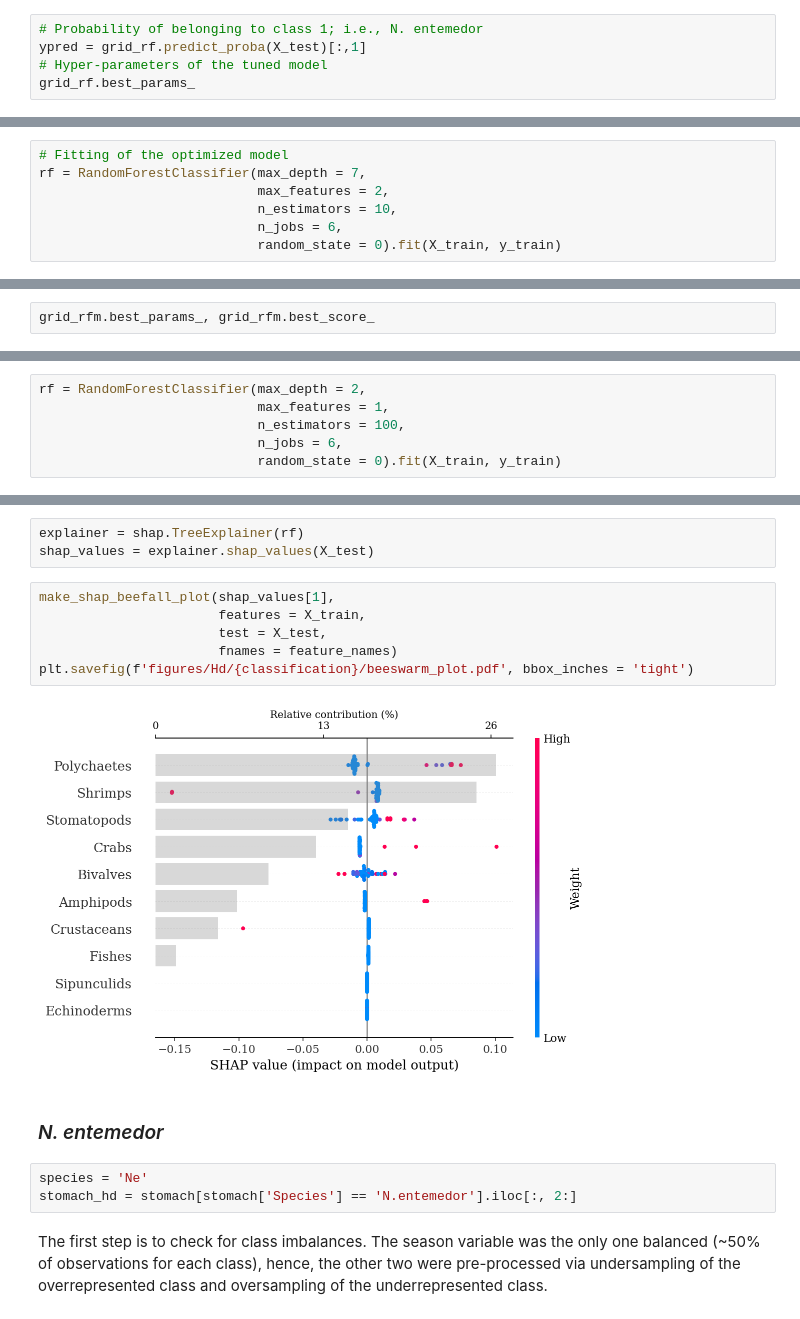
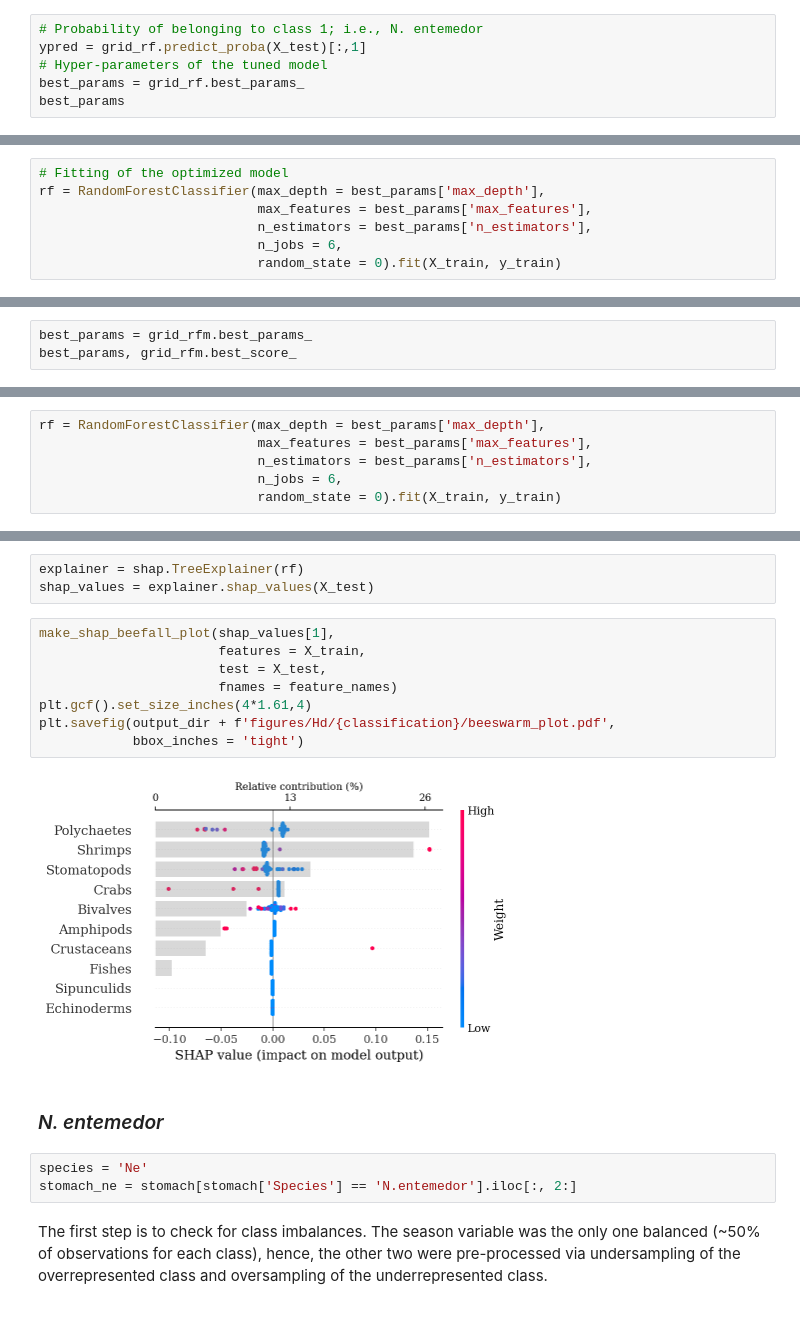
Before and after one commit to ArturoBell/01072022, a Jupyter notebook: SI1_ML_counts.ipynb, the cells around one changed output, grey strips where cells are left out. Drawn from its saved outputs; the diff is of its cells as text.

```diff
--- a/SI1_ML_counts.ipynb
+++ b/SI1_ML_counts.ipynb
@@ -83,7 +141,8 @@ The final forest consisted of 200 trees, with a maximum depth of 2 and maximum 3
 # Probability of belonging to class 1; i.e., N. entemedor
 ypred = grid_rf.predict_proba(X_test)[:,1]
 # Hyper-parameters of the tuned model
-grid_rf.best_params_
+best_params = grid_rf.best_params_
+best_params
 # %% [output]
 {'max_depth': 2, 'max_features': 3, 'n_estimators': 200}
 # %% [markdown]
@@ -98,9 +157,9 @@ Test AUC: 0.99
 ### Model training and prey importances
 # %%
 # Fitting of the optimized model
-rf = RandomForestClassifier(max_depth = 7,
-                            max_features = 2,
-                            n_estimators = 10,
+rf = RandomForestClassifier(max_depth = best_params['max_depth'],
+                            max_features = best_params['max_features'],
+                            n_estimators = best_params['n_estimators'],
                             n_jobs = 6,
                             random_state = 0).fit(X_train, y_train)
 # %% [markdown]
@@ -431,3 +525,4 @@ GridSearchCV(estimator=RandomForestClassifier(random_state=0), n_jobs=6,
 # %%
-grid_rfm.best_params_, grid_rfm.best_score_
+best_params = grid_rfm.best_params_
+best_params, grid_rfm.best_score_
 # %% [output]
@@ -435,7 +530,7 @@ grid_rfm.best_params_, grid_rfm.best_score_
 # %%
-rf = RandomForestClassifier(max_depth = 2,
-                            max_features = 1,
-                            n_estimators = 100,
+rf = RandomForestClassifier(max_depth = best_params['max_depth'],
+                            max_features = best_params['max_features'],
+                            n_estimators = best_params['n_estimators'],
                             n_jobs = 6,
                             random_state = 0).fit(X_train, y_train)
 # %%
@@ -454,15 +549,17 @@ shap_values = explainer.shap_values(X_test)
 # %%
 make_shap_beefall_plot(shap_values[1],
                        features = X_train,
                        test = X_test,
                        fnames = feature_names)
-plt.savefig(f'figures/Hd/{classification}/beeswarm_plot.pdf', bbox_inches = 'tight')
+plt.gcf().set_size_inches(4*1.61,4)
+plt.savefig(output_dir + f'figures/Hd/{classification}/beeswarm_plot.pdf',
+            bbox_inches = 'tight')
 # %% [output]
-[figure, old version]
+[figure, new version]
 # %% [markdown]
 ### *N. entemedor*
 # %%
 species = 'Ne'
-stomach_hd = stomach[stomach['Species'] == 'N.entemedor'].iloc[:, 2:]
+stomach_ne = stomach[stomach['Species'] == 'N.entemedor'].iloc[:, 2:]
 # %% [markdown]
 The first step is to check for class imbalances. The season variable was the only one balanced (~50% of observations for each class), hence, the other two were pre-processed via undersampling of the overrepresented class and oversampling of the underrepresented class.
```
Also changed, not shown: parts of 109 cells of this notebook.
